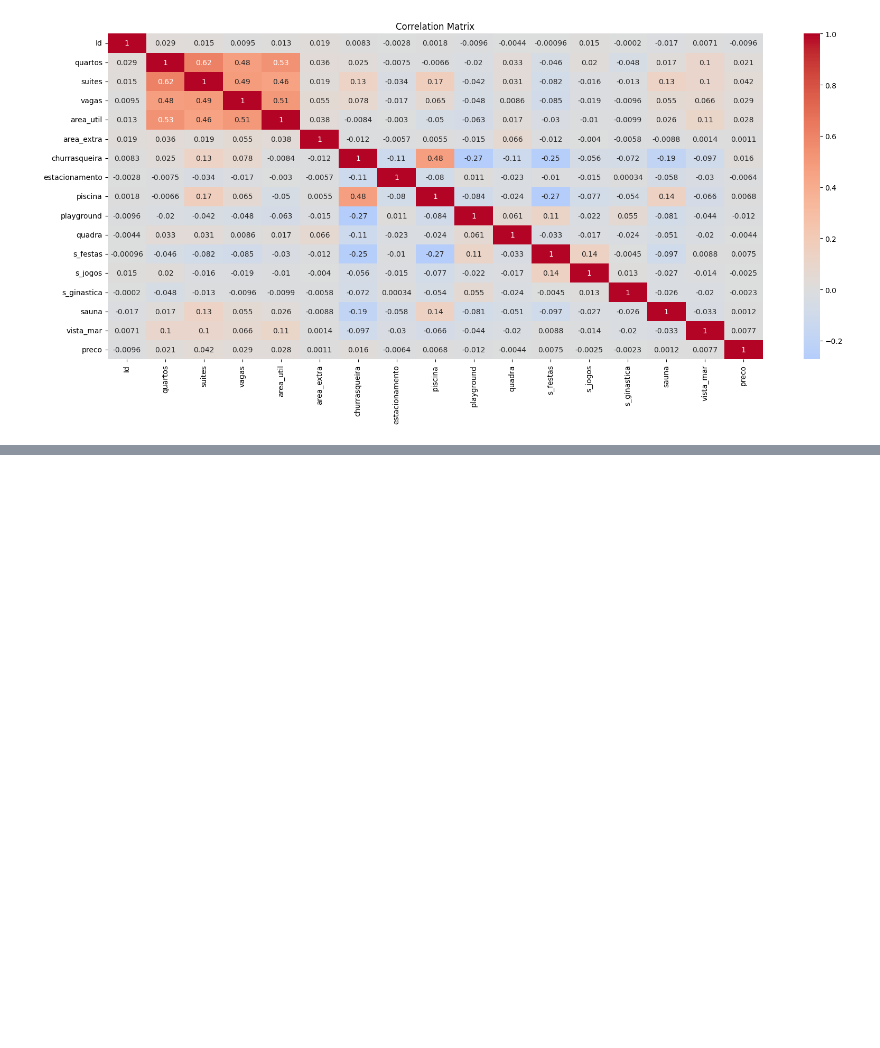
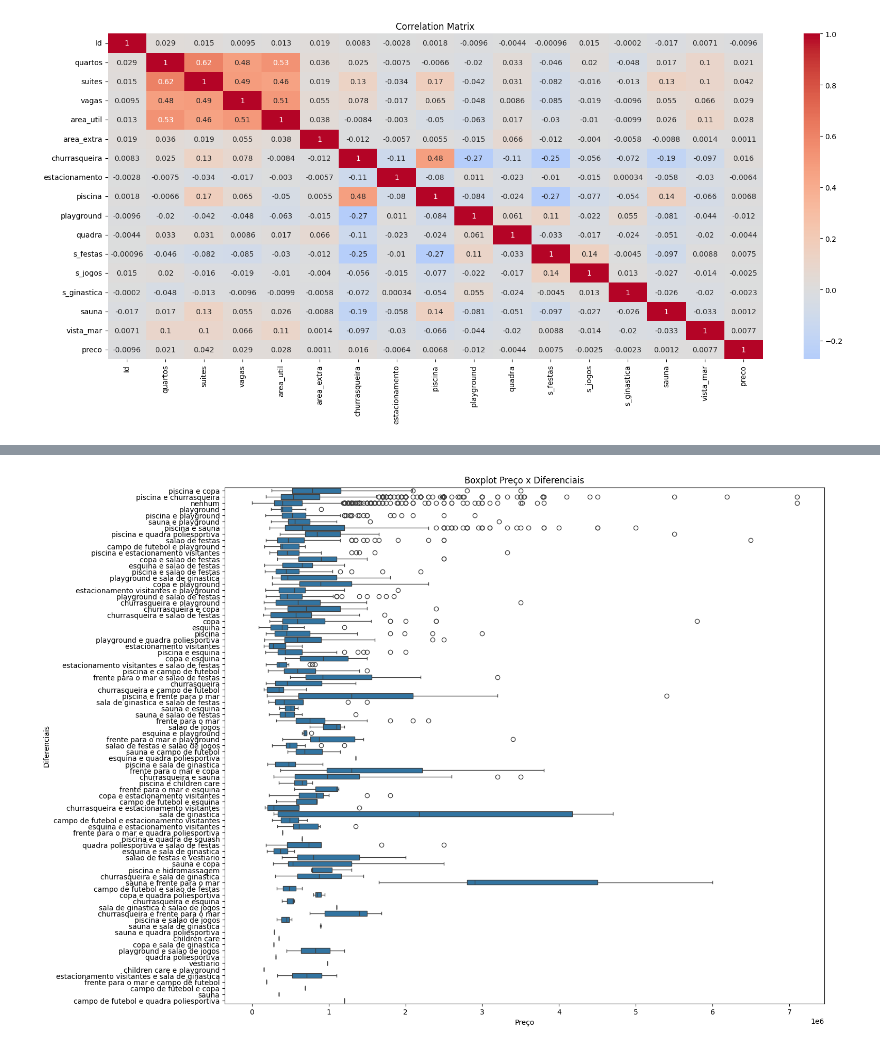
Before and after one commit to Ribeiro-Victor/eel891-machine-learning-intro, a Jupyter notebook: Task 02/relatorio.ipynb, the cells around one changed output, grey strips where cells are left out. Cells and saved outputs as stored; diff of their text form; code cells hidden in the pictures; blank space fills up the shorter version.

```diff
--- a/Task 02/relatorio.ipynb
+++ b/Task 02/relatorio.ipynb
@@ -159,0 +66,9 @@ plt.show()
+# %%
+plt.figure(figsize=(15, 13))
+sns.boxplot(y='diferenciais', x='preco', data=data_plot)
+plt.title('Boxplot Preço x Diferenciais')
+plt.xlabel('Preço')
+plt.ylabel('Diferenciais')
+plt.show()
+# %% [output]
+[figure, added]
```
Also changed, not shown: parts of 37 cells of this notebook.
